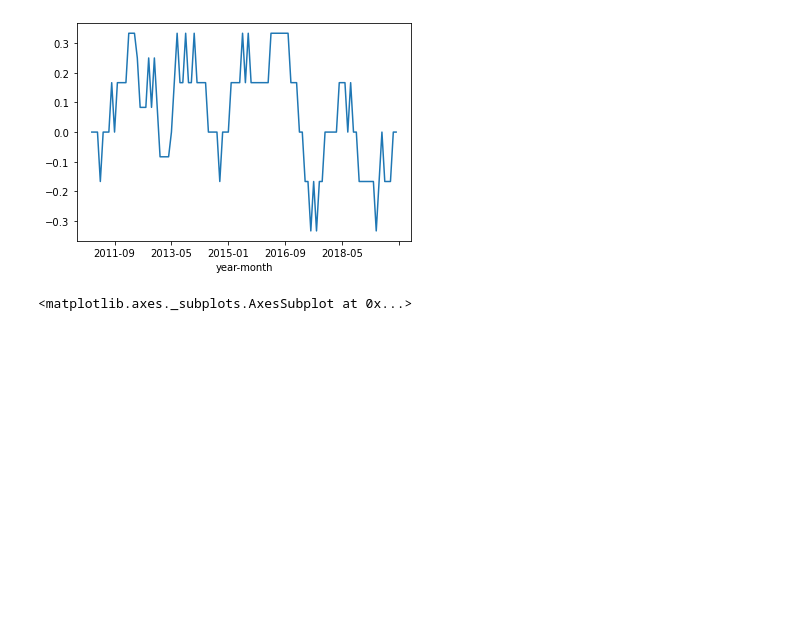
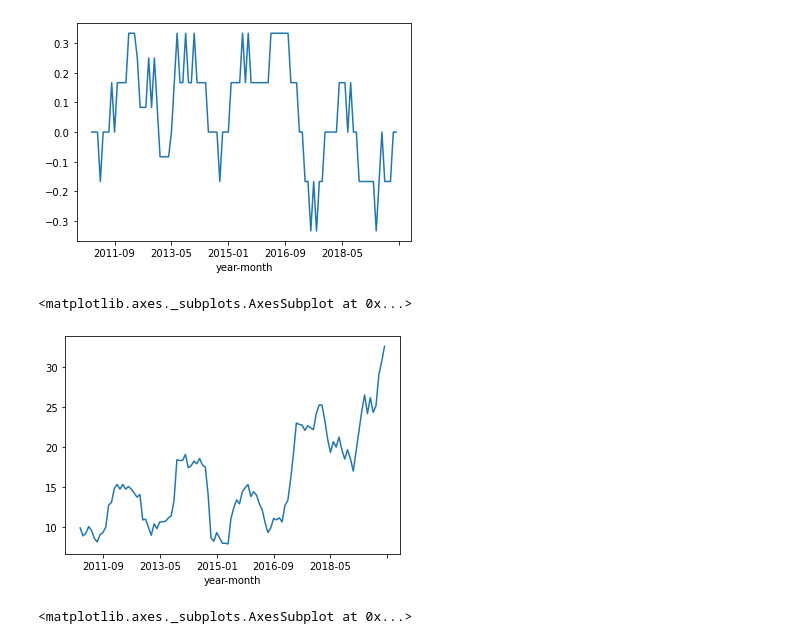
Before and after one commit to JonRMichel/difference_count_data, a Jupyter notebook: la crime data analysis.ipynb, the cells around one changed output. Saved outputs shown, nothing was run; the diff lists cells and outputs as text; code cells hidden in the pictures; blank space fills up the shorter version.

Commit message:
slight graph changes

```diff
--- a/la crime data analysis.ipynb
+++ b/la crime data analysis.ipynb
@@ -92,6 +92,11 @@ ts_df['sign_dif'].rolling(window = 12).mean().plot()
 # %% [output]
 <matplotlib.axes._subplots.AxesSubplot at 0x...>
 [figure]
+# %%
+ts_df['abs_delta'].rolling(window = 12).mean().plot()
+# %% [output]
+<matplotlib.axes._subplots.AxesSubplot at 0x...>
+[figure, added]
 # %%
 ts_df['delta_lag'] = ts_df['delta'].shift(1)
 # %%
```
Also changed, not shown: parts of 3 cells of this notebook.
